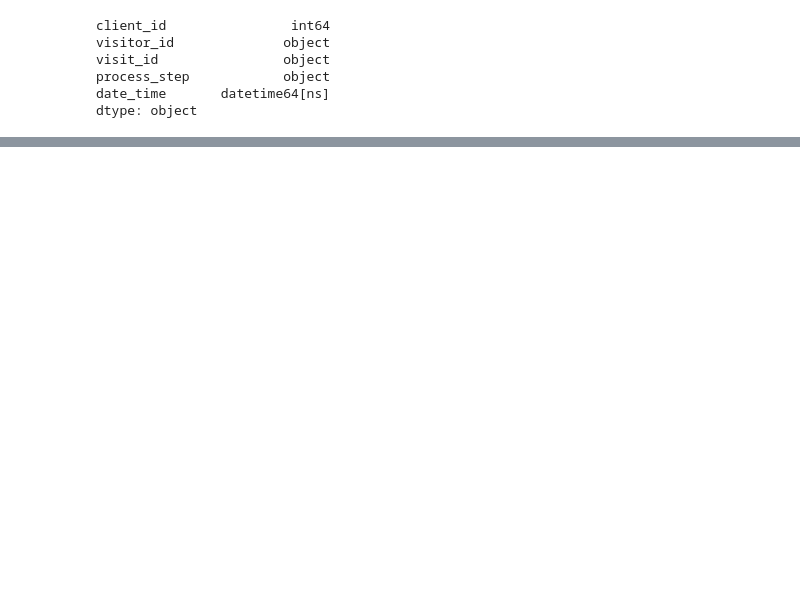
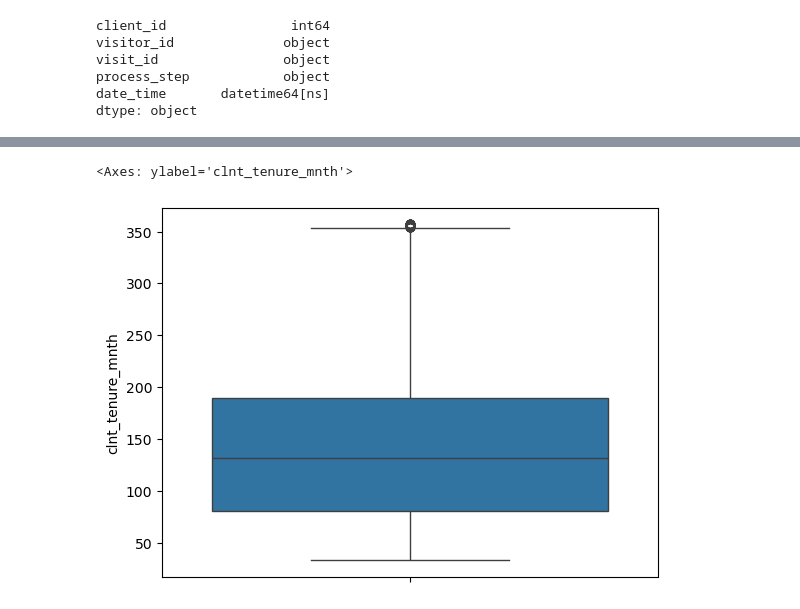
Before and after one commit to ivanalonsom/Project5_EDA_Inferential_Stats, a Jupyter notebook: main.ipynb, the cells around one changed output, grey strips where cells are left out. Saved outputs shown, nothing was run; the diff lists cells and outputs as text; code cells hidden in the pictures; blank space fills up the shorter version.

```diff
--- a/main.ipynb
+++ b/main.ipynb
@@ -45,0 +178,2 @@ dtype: object
+# %%
+df_all_no_out = df_all_no_duplicates[~df_all_no_duplicates['clnt_tenure_mnth'].isin(outlier)]
@@ -45,0 +192,5 @@ dtype: object
+# %%
+sns.boxplot(data = df_all_no_out['clnt_tenure_mnth'])
+# %% [output]
+<Axes: ylabel='clnt_tenure_mnth'>
+[figure, added]
```
Also changed, not shown: parts of 36 cells of this notebook, 4 other files.
